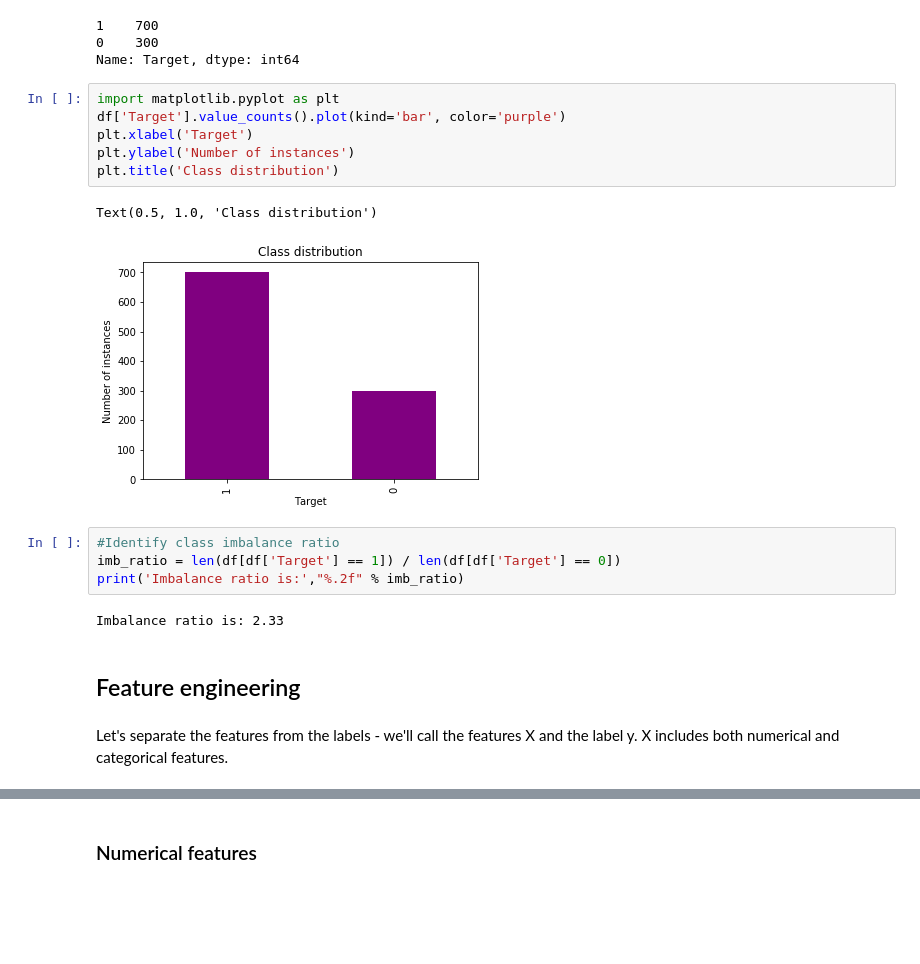
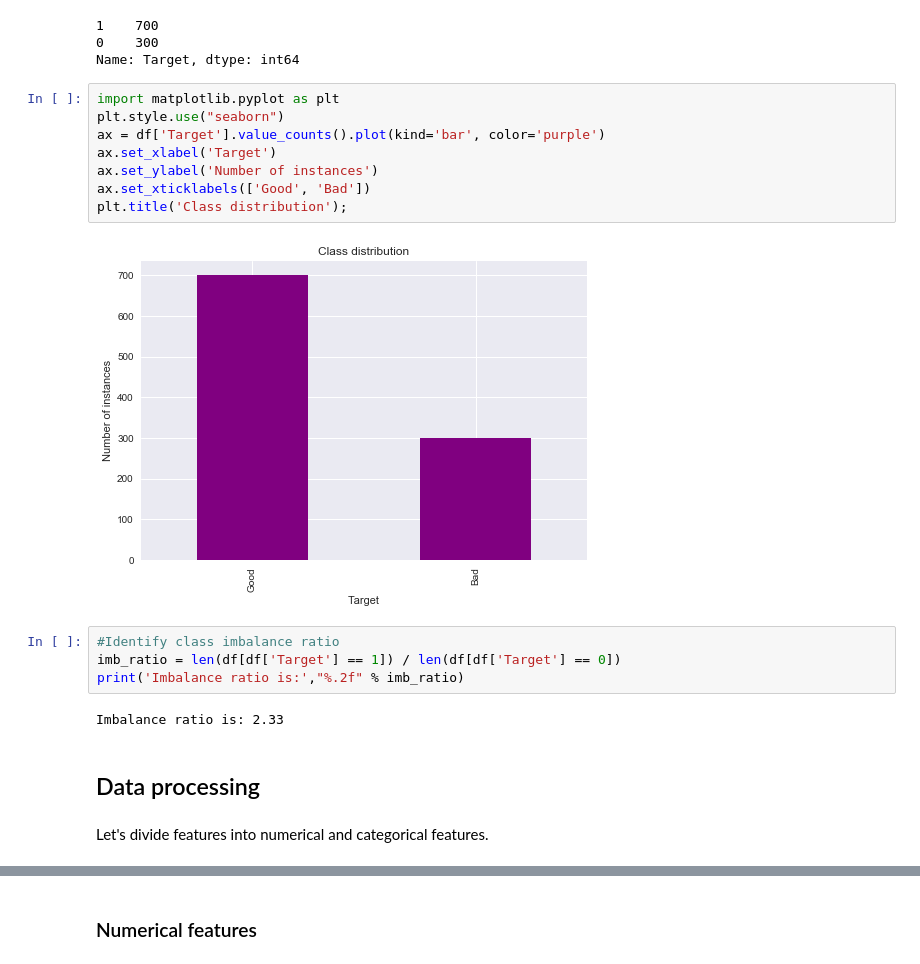
Before and after one commit to salilrsharma/My-Data-Science-Portfolio, a Jupyter notebook: German_credit_data.ipynb, the cells around one changed output, grey strips where cells are left out. Drawn from its saved outputs; the diff is of its cells as text; blank space fills up the shorter version.

```diff
--- a/German_credit_data.ipynb
+++ b/German_credit_data.ipynb
@@ -186,23 +237,24 @@ df['Target'].value_counts()
 Name: Target, dtype: int64
 # %%
 import matplotlib.pyplot as plt
-df['Target'].value_counts().plot(kind='bar', color='purple')
-plt.xlabel('Target')
-plt.ylabel('Number of instances')
-plt.title('Class distribution')
+plt.style.use("seaborn")
+ax = df['Target'].value_counts().plot(kind='bar', color='purple')
+ax.set_xlabel('Target')
+ax.set_ylabel('Number of instances')
+ax.set_xticklabels(['Good', 'Bad'])
+plt.title('Class distribution');
 # %% [output]
-Text(0.5, 1.0, 'Class distribution')
-[figure, old version]
+[figure, new version]
 # %%
 #Identify class imbalance ratio
 imb_ratio = len(df[df['Target'] == 1]) / len(df[df['Target'] == 0])
 print('Imbalance ratio is:',"%.2f" % imb_ratio)
 # %% [output]
 Imbalance ratio is: 2.33
-# %% [markdown]
-## Feature engineering
-# %% [markdown]
-Let's separate the features from the labels - we'll call the features X and the label y. X includes both numerical and categorical features.
+# %% [markdown]
+## Data processing
+# %% [markdown]
+Let's divide features into numerical and categorical features.
 # %%
 # Separate features and labels
 
```
Also changed, not shown: parts of 52 cells of this notebook.
